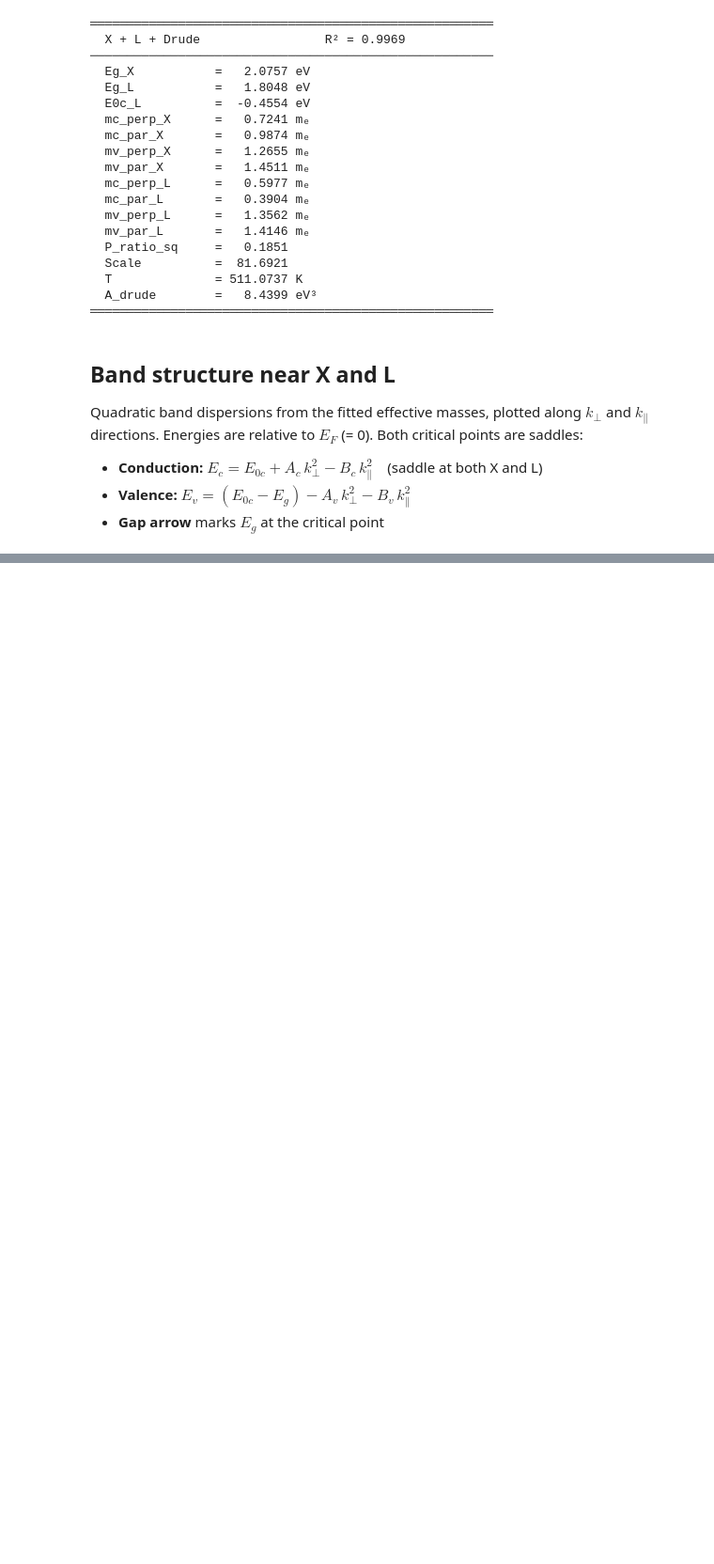
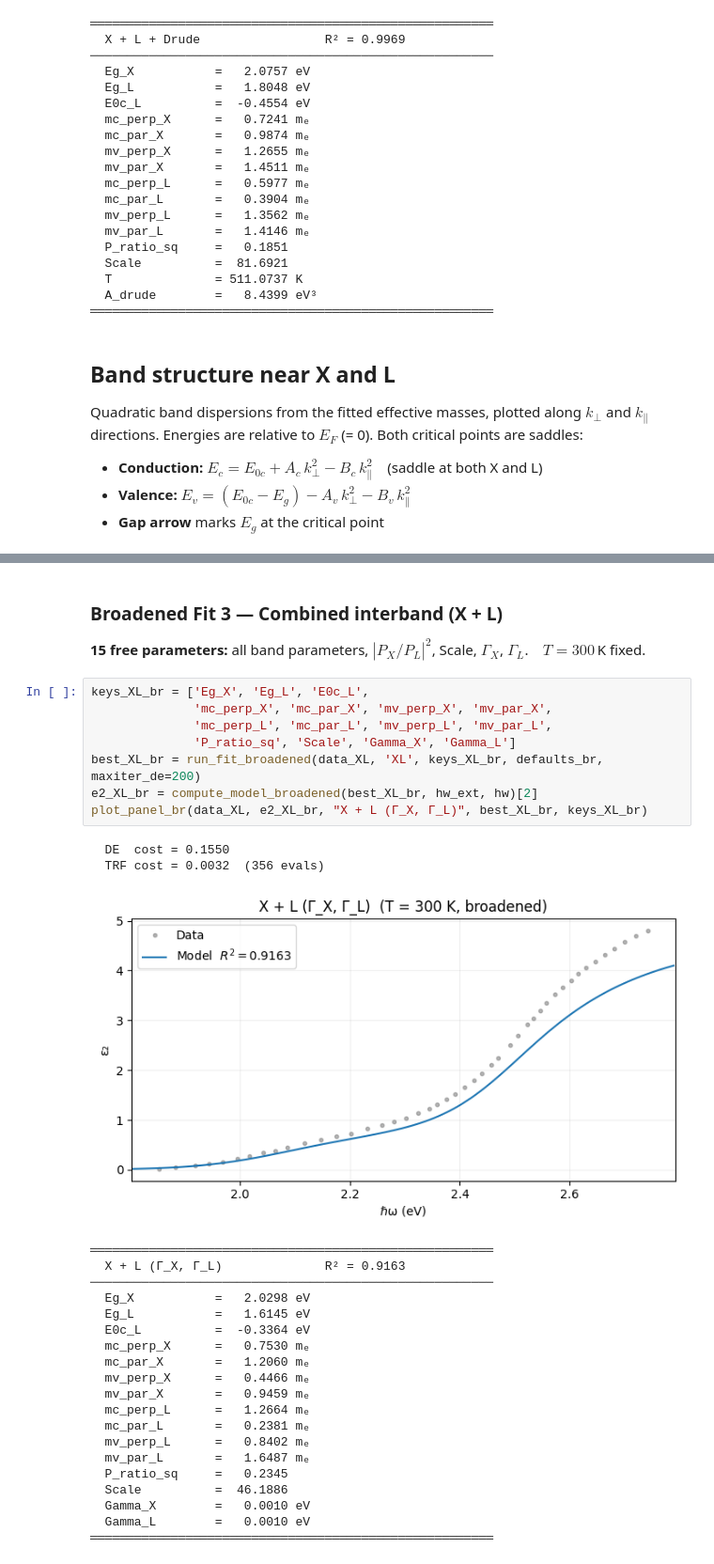
Before and after one commit to shpigelben/metal_photoluminescence, a Jupyter notebook: code/main/3_RoseiAnalysis.ipynb, the cells around one changed output, grey strips where cells are left out. Shown at 94% size. Cells and saved outputs as stored; diff of their text form; blank space fills up the shorter version.

```diff
--- a/code/main/3_RoseiAnalysis.ipynb
+++ b/code/main/3_RoseiAnalysis.ipynb
@@ -389,0 +552,35 @@ L:  E0c = -0.851 eV,  E0v = -2.264 eV,  Eg = 1.412 eV
+# %% [markdown]
+### Broadened Fit 3 — Combined interband (X + L)
+
+**15 free parameters:** all band parameters, $|P_X/P_L|^2$, Scale, $\Gamma_X$, $\Gamma_L$. &ensp; $T = 300\,$K fixed.
+# %%
+keys_XL_br = ['Eg_X', 'Eg_L', 'E0c_L',
+              'mc_perp_X', 'mc_par_X', 'mv_perp_X', 'mv_par_X',
+              'mc_perp_L', 'mc_par_L', 'mv_perp_L', 'mv_par_L',
+              'P_ratio_sq', 'Scale', 'Gamma_X', 'Gamma_L']
+best_XL_br = run_fit_broadened(data_XL, 'XL', keys_XL_br, defaults_br, maxiter_de=200)
+e2_XL_br = compute_model_broadened(best_XL_br, hw_ext, hw)[2]
+plot_panel_br(data_XL, e2_XL_br, "X + L (Γ_X, Γ_L)", best_XL_br, keys_XL_br)
+# %% [output]
+  DE  cost = 0.1550
+  TRF cost = 0.0032  (356 evals)
+[figure, added]
+═══════════════════════════════════════════════════════
+  X + L (Γ_X, Γ_L)              R² = 0.9163
+───────────────────────────────────────────────────────
+  Eg_X           =   2.0298 eV
+  Eg_L           =   1.6145 eV
+  E0c_L          =  -0.3364 eV
+  mc_perp_X      =   0.7530 mₑ
+  mc_par_X       =   1.2060 mₑ
+  mv_perp_X      =   0.4466 mₑ
+  mv_par_X       =   0.9459 mₑ
+  mc_perp_L      =   1.2664 mₑ
+  mc_par_L       =   0.2381 mₑ
+  mv_perp_L      =   0.8402 mₑ
+  mv_par_L       =   1.6487 mₑ
+  P_ratio_sq     =   0.2345
+  Scale          =  46.1886
+  Gamma_X        =   0.0010 eV
+  Gamma_L        =   0.0010 eV
+═══════════════════════════════════════════════════════
```
Also changed, not shown: parts of 10 cells of this notebook, 2 other files.
